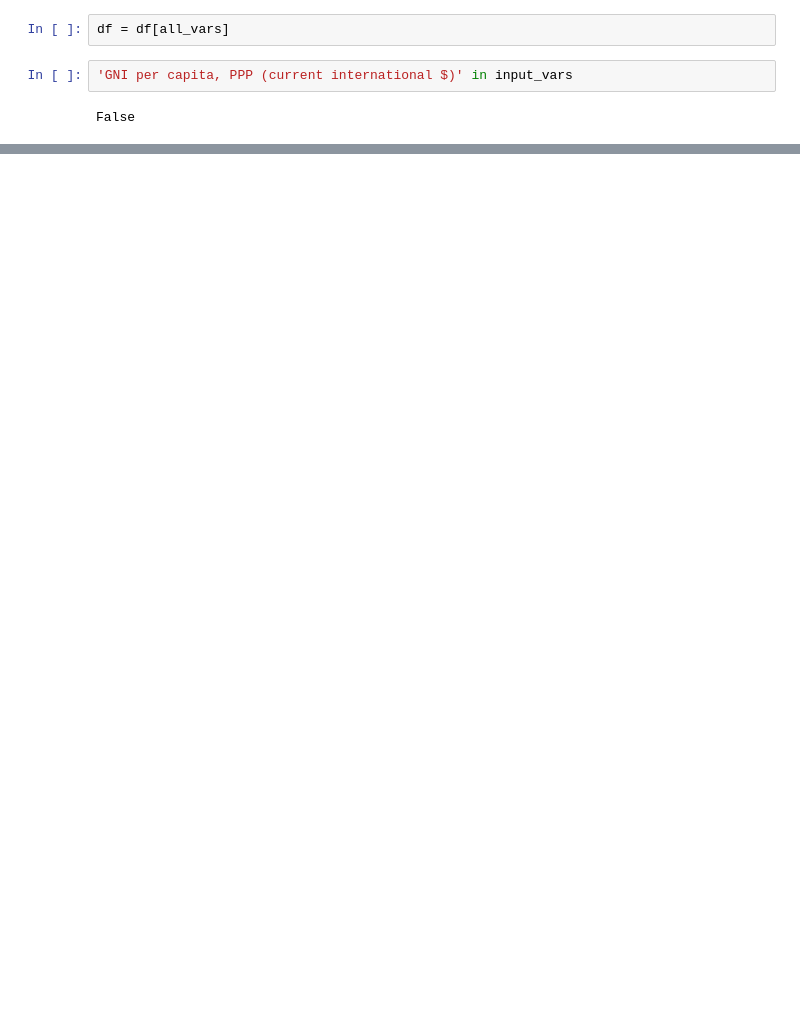
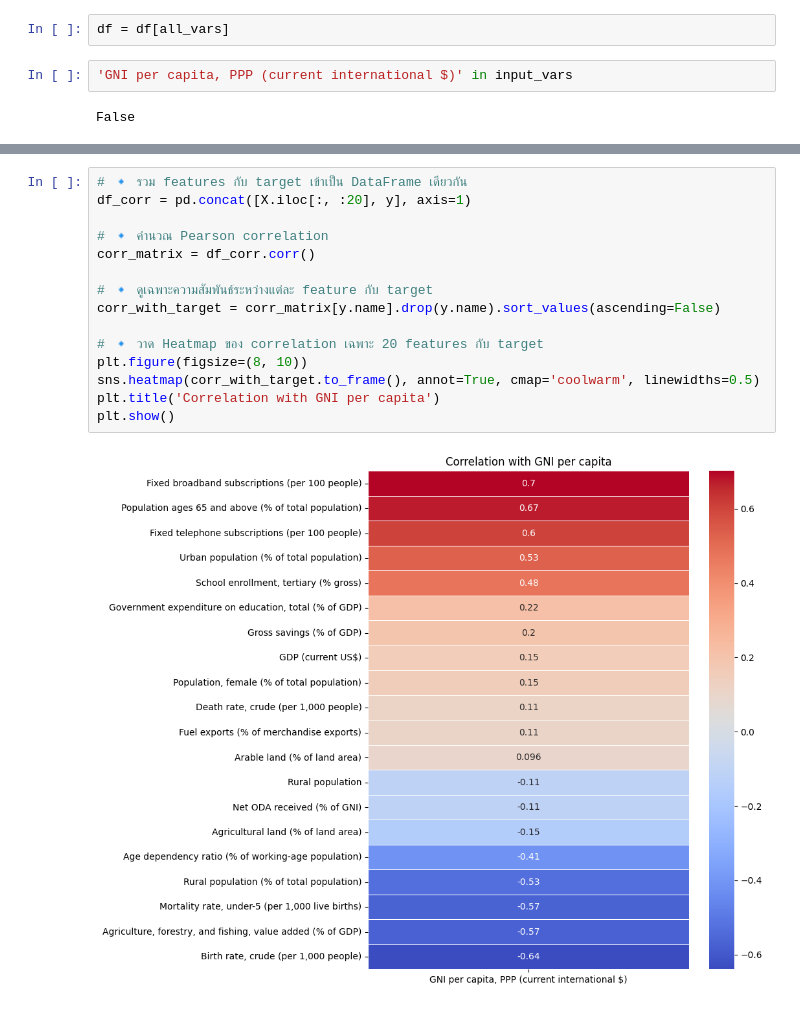
Before and after one commit to ndstt/01204314-65-Statistics-for-Computer-Engineering-Applications, a Jupyter notebook: final_project/part1/part1v2.ipynb, the cells around one changed output, grey strips where cells are left out. Cells and saved outputs as stored; diff of their text form; blank space fills up the shorter version.

```diff
--- a/final_project/part1/part1v2.ipynb
+++ b/final_project/part1/part1v2.ipynb
@@ -761,0 +784,17 @@ R-squared (R²): 0.80342
+# %%
+# 🔹 รวม features กับ target เข้าเป็น DataFrame เดียวกัน
+df_corr = pd.concat([X.iloc[:, :20], y], axis=1)
+
+# 🔹 คำนวณ Pearson correlation
+corr_matrix = df_corr.corr()
+
+# 🔹 ดูเฉพาะความสัมพันธ์ระหว่างแต่ละ feature กับ target
+corr_with_target = corr_matrix[y.name].drop(y.name).sort_values(ascending=False)
+
+# 🔹 วาด Heatmap ของ correlation เฉพาะ 20 features กับ target
+plt.figure(figsize=(8, 10))
+sns.heatmap(corr_with_target.to_frame(), annot=True, cmap='coolwarm', linewidths=0.5)
+plt.title('Correlation with GNI per capita')
+plt.show()
+# %% [output]
+[figure, added]
```
Also changed, not shown: parts of 19 cells of this notebook, 4 other files.
